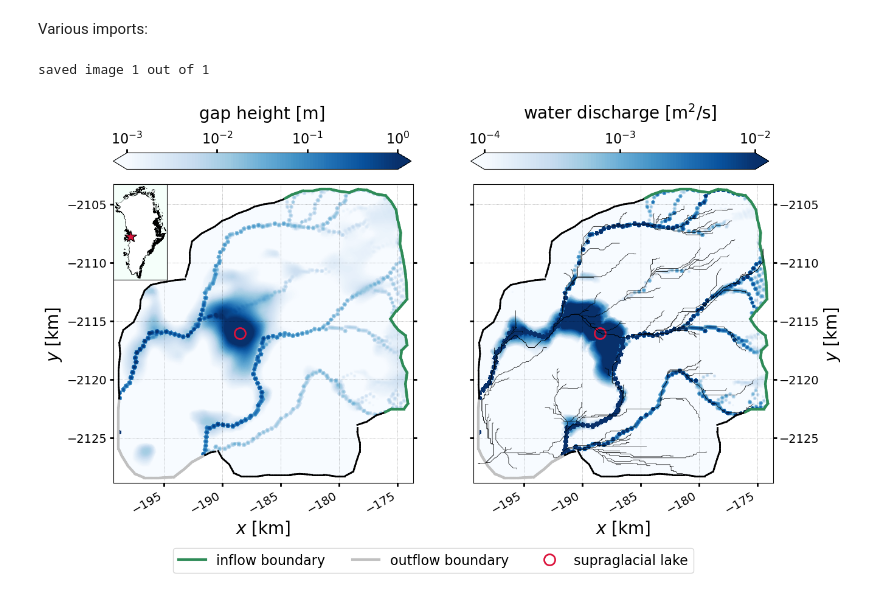
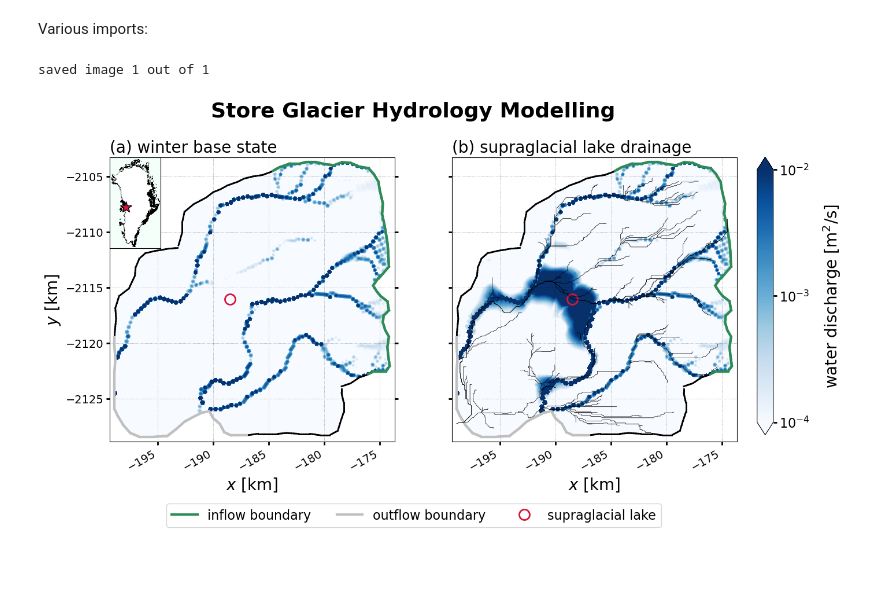
Before and after one commit to agstub/shakti-fenics, a Jupyter notebook: notebooks/plotting.ipynb, the cells around one changed output. Cells and saved outputs as stored; diff of their text form; code cells hidden in the pictures; blank space fills up the shorter version.

Commit message:
update setup and plot

```diff
--- a/notebooks/plotting.ipynb
+++ b/notebooks/plotting.ipynb
@@ -45,6 +45,9 @@ b = np.load(results_name+'/b.npy')
 qx = np.load(results_name+'/qx.npy')
 qy = np.load(results_name+'/qy.npy')
 
+qx_0 = np.load(results_name+'/qx_init.npy')
+qy_0 = np.load(results_name+'/qy_init.npy')
+
 outflow_dofs = np.load(results_name+'/outflow_dofs.npy')
 boundary_coords = np.load(results_name+'/boundary_coords.npy')/1e3
 outflow_coords = np.load(results_name+'/outflow_coords.npy')/1e3
@@ -53,6 +56,8 @@ inflow_coords = np.load(results_name+'/inflow_coords.npy')/1e3
 
 # get water flow speed
 q_m = np.sqrt(qx**2+qy**2)
+q_0 = np.sqrt(qx_0**2+qy_0**2)
+
 
 with open(results_name+"/model_config.json", "r") as f:
     model_config = json.load(f)
@@ -130,11 +135,12 @@ for i in ind:
 
     fig = plt.figure(figsize=(14,12))
 
+    plt.suptitle(r'Store Glacier Hydrology Modelling',y=0.78,fontsize=26,fontweight='bold')
 
     ax1 = plt.subplot(121)
+    plt.title(r'(a) winter base state',fontsize=20,loc='left')
     plt.grid(alpha=0.5,linestyle=':',color='k',linewidth=0.5)
-    N_i = N[i]
-    b_i = b[i]
+    # b_i = b[i]
     for coords in boundary_coords:
         if (np.abs(coords[1,0]-coords[0,0])< res_lim):
             plt.plot(coords[:, 0], coords[:, 1], color='black',linewidth=2)
@@ -146,8 +152,8 @@ for i in ind:
         if np.abs(coords[1,0]-coords[0,0])< res_lim:
             plt.plot(coords[:, 0], coords[:, 1], color='seagreen',linewidth=3)
 
-    # p1 = plt.tricontourf(triang,N_i/1e6,levels=np.linspace(0,Nlim,100),cmap='Purples',extend='both')
-    p2 = plt.tricontourf(triang,b_i,cmap='Blues',extend='both',norm=colors.LogNorm(),levels=np.logspace(blim1,blim2,100))
+    # p2 = plt.tricontourf(triang,b_i,cmap='Blues',extend='both',norm=colors.LogNorm(),levels=np.logspace(blim1,blim2,100))
+    p2 = plt.tricontourf(triang,q_0,cmap='Blues',extend='both',norm=colors.LogNorm(),levels=np.logspace(qlim1,qlim2,100))
 
 
 
@@ -161,13 +167,6 @@ for i in ind:
     plt.plot([x_l],[y_l],marker='o',markersize=13,markeredgewidth=2,color='crimson',fillstyle='none')
     plt.setp(ax1.get_xticklabels(), rotation=30, horizontalalignment='right')
     plt.gca().tick_params(axis='y', which='both', labelright=False, right=True)
-    cbar_ax = fig.add_axes([0.125, 0.72, 0.35, 0.0225])
-    # cbar = plt.colorbar(p1,orientation='horizontal',ticks=np.linspace(0,Nlim,6),cax=cbar_ax)
-    cbar = plt.colorbar(p2,cax=cbar_ax,orientation='horizontal',ticks=np.logspace(blim1,blim2,1+int(np.abs(blim2-blim1))))
-    cbar.set_label(r'gap height [m]',fontsize=20,labelpad=15)
-    cbar.ax.tick_params(labelsize=16)
-    cbar.ax.xaxis.set_ticks_position('top')
-    cbar.ax.xaxis.set_label_position('top')
 
     # inset axis, comment out to plot faster
     axins = ax1.inset_axes([-0.02, 0.68, 0.22, 0.32], xticks=[],yticks=[],xticklabels=[], yticklabels=[])
@@ -177,6 +176,7 @@ for i in ind:
     axins.set_aspect('equal', 'box')
 
     ax3 = plt.subplot(122)
+    plt.title(r'(b) supraglacial lake drainage',fontsize=20,loc='left')
     plt.grid(alpha=0.5,linestyle=':',color='k',linewidth=0.5)
     q_i = q_m[i]
 
@@ -212,9 +212,6 @@ for i in ind:
     plt.ylim(y_min,y_max)
     plt.gca().set_aspect('equal', 'box')
     plt.xlabel(r'$x$ [km]',fontsize=20)
-    plt.gca().yaxis.set_label_position("right")
-    plt.gca().yaxis.tick_right()
-    plt.ylabel(r'$y$ [km]',fontsize=20)
     plt.xticks(fontsize=14)
     plt.yticks(fontsize=14)
     plt.gca().tick_params(axis='y', which='both', labelleft=False, left=True)
@@ -226,34 +223,33 @@ for i in ind:
     ylim = ax3.get_ylim()
 
     dem.plot(ax3,cmap="terrain",alpha=0)
     (s.klargestconncomps(1)).plot(ax=ax3,color='k',linewidth=0.5)
     (s.klargestconncomps(1).trunk()).plot(ax=ax3,color='k',linewidth=0.5)
     ax3.invert_yaxis()
     plt.xticks(fontsize=14)
     plt.yticks(fontsize=14)
     ax3.tick_params(axis='y', which='both', labelleft=False, left=True)
     ax3.set_xticks(xtix)
     ax3.set_yticks(ytix)
     ax3.set_xlim(xlim)
     ax3.set_ylim(ylim)
     plt.setp(ax3.get_xticklabels(), rotation=30, horizontalalignment='right')
 
     #-------------------------------
-    cbar_ax = fig.add_axes([0.545, 0.72, 0.35, 0.0225])
-    cbar = plt.colorbar(p2,cax=cbar_ax,orientation='horizontal',ticks=np.logspace(qlim1,qlim2,1+int(np.abs(qlim2-qlim1))))#,format='%.0e')
+    cbar_ax = fig.add_axes([0.925, 0.3, 0.02, 0.4])
+    cbar = plt.colorbar(p2,cax=cbar_ax,orientation='vertical',ticks=np.logspace(qlim1,qlim2,1+int(np.abs(qlim2-qlim1))))#,format='%.0e')
     cbar.set_label(r'water discharge [m$^2/$s]',fontsize=20,labelpad=15)
     cbar.ax.tick_params(labelsize=16)
     cbar.ax.xaxis.set_ticks_position('top')
     cbar.ax.xaxis.set_label_position('top')
-
 
     if len(ind)>1:
         plt.savefig('{}/movie/movie_'.format(results_name)+str(j),bbox_inches='tight')
     if len(ind)==1:
         plt.savefig('store_fig',bbox_inches='tight')
         plt.show()
     plt.close()
     j+=1
 # %% [output]
 saved image 1 out of 1
-[figure, old version]
+[figure, new version]
```
Also changed, not shown: 4 other files.
